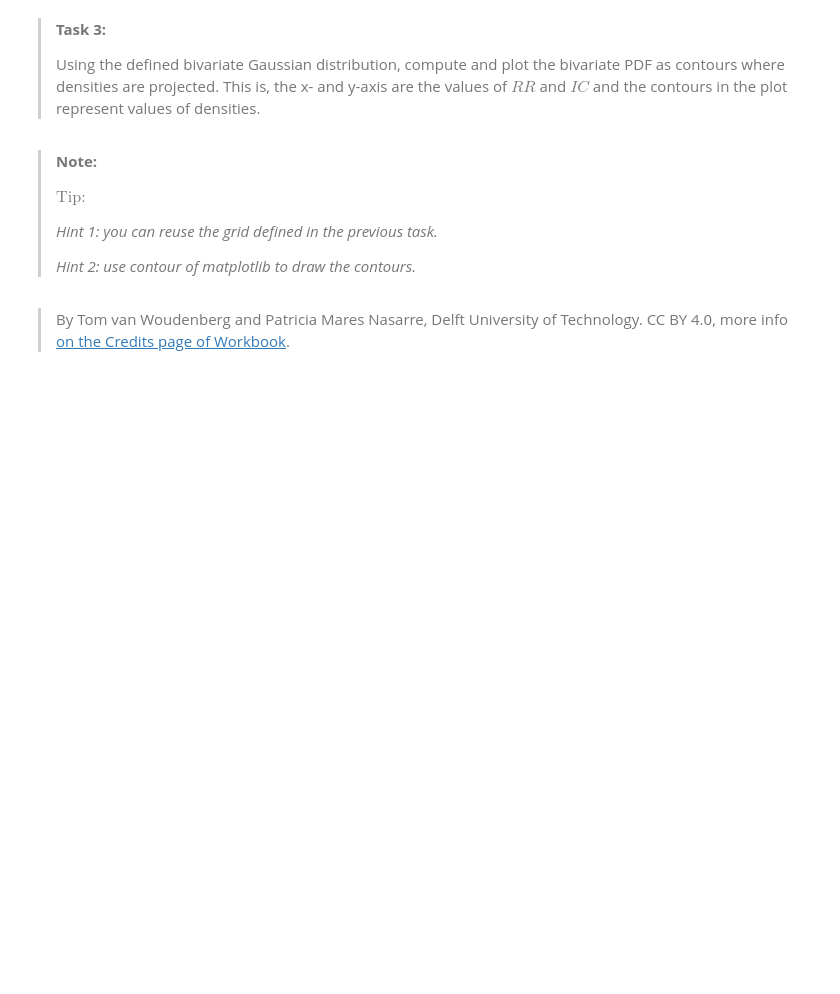
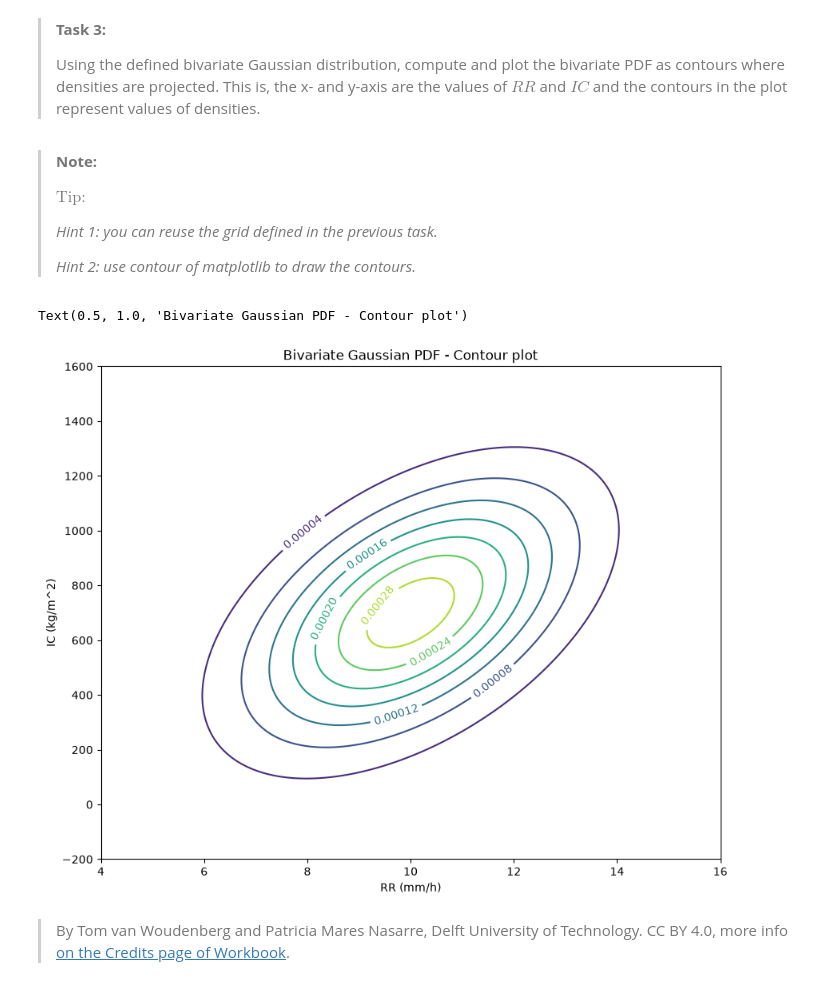
Before and after one commit to VLRobin/PA1.5_with_autograder, a Jupyter notebook: scipy_statcs_3d_plots.ipynb, the cells around one changed output. Cells and saved outputs as stored; diff of their text form; code cells hidden in the pictures; blank space fills up the shorter version.

```diff
--- a/scipy_statcs_3d_plots.ipynb
+++ b/scipy_statcs_3d_plots.ipynb
@@ -130,2 +198,14 @@ Z = multivariate_normal(mean=mu, cov=sigma).pdf(X)
+# %%
+plt.figure(figsize = (10,8))
+contours = plt.contour(X1, X2, Z)
+
+plt.clabel(contours, inline = True)
+
+plt.xlabel('RR (mm/h)')
+plt.ylabel('IC (kg/m^2)')
+plt.title('Bivariate Gaussian PDF - Contour plot')
+# %% [output]
+Text(0.5, 1.0, 'Bivariate Gaussian PDF - Contour plot')
+[figure, added]
 # %% [markdown]
 > By Tom van Woudenberg and Patricia Mares Nasarre, Delft University of Technology. CC BY 4.0, more info [on the Credits page of Workbook](https://mude.citg.tudelft.nl/workbook-2026/credits.html).
```
Also changed, not shown: parts of 8 cells of this notebook.
